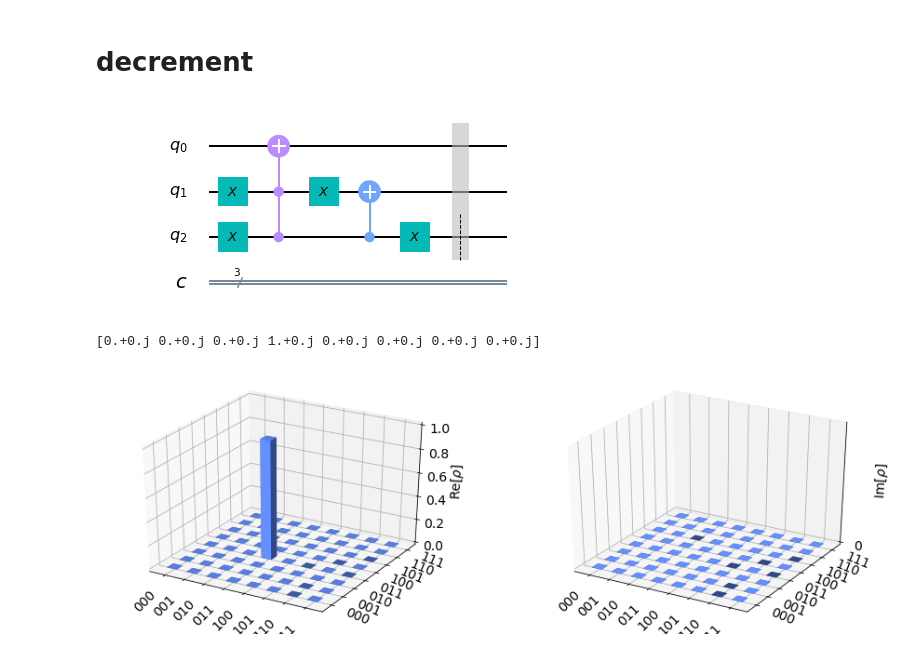
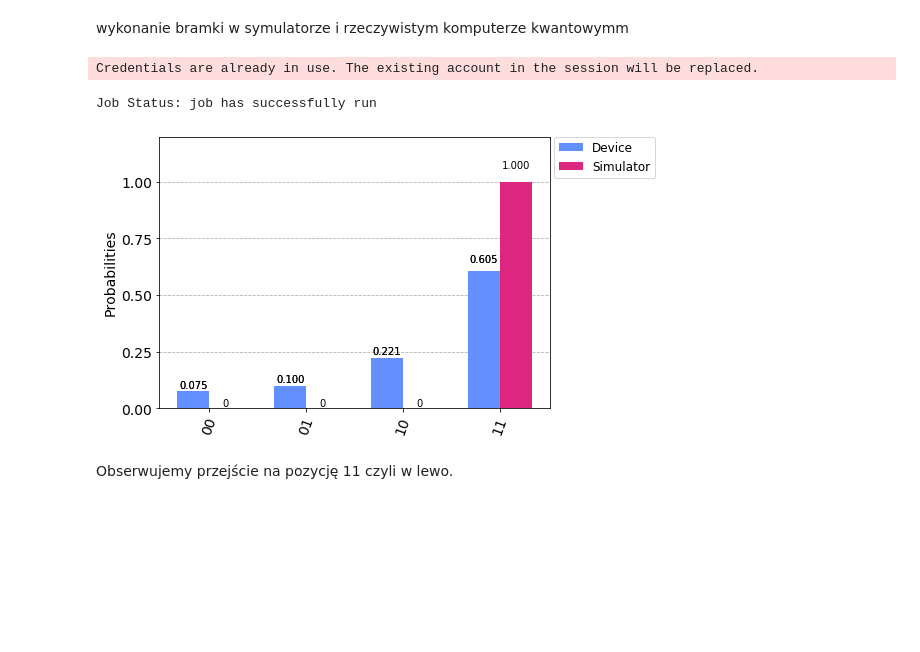
Before and after one commit to mijapa/mathematical-methods-of-quantum-computer-science, a Jupyter notebook: lab5/lab5_0_1.ipynb, the cells around one changed output. Drawn from its saved outputs; the diff is of its cells as text; code cells hidden in the pictures; blank space fills up the shorter version.

```diff
--- a/lab5/lab5_0_1.ipynb
+++ b/lab5/lab5_0_1.ipynb
@@ -32,29 +99,31 @@ plot_state_city(outputstate)
-# %% [markdown]
-# decrement
-# %%
-circ = QuantumCircuit(3,3)
-circ.x(1)
-circ.x(2)
-circ.ccx(2,1,0)
-circ.x(1)
-circ.cx(2,1)
-circ.x(2)
-circ.barrier(2)
-#circ.measure(0,0)
-circ.draw()
-# %% [output]
-[figure, removed]
-# %%
-from qiskit import Aer
-backend = Aer.get_backend('statevector_simulator')
-job = execute(circ, backend)
-result = job.result()
-outputstate = result.get_statevector(circ, decimals=3)
-print(outputstate)
-# %% [output]
-[0.+0.j 0.+0.j 0.+0.j 1.+0.j 0.+0.j 0.+0.j 0.+0.j 0.+0.j]
-# %%
-from qiskit.visualization import plot_state_city
-plot_state_city(outputstate)
-# %% [output]
-[figure, removed]
+# %% [markdown]
+wykonanie bramki w symulatorze i rzeczywistym komputerze kwantowymm
+# %%
+shots = 4096
+backend_sim = Aer.get_backend('qasm_simulator')
+job_sim = execute(circ, backend_sim, shots=shots)
+result_sim = job_sim.result()
+counts = result_sim.get_counts(circ)
+
+from qiskit import IBMQ
+IBMQ.load_account()
+provider = IBMQ.get_provider(group='open')
+# provider.backends()
+
+backend = provider.get_backend('ibmq_london')
+
+from qiskit.tools.monitor import job_monitor
+
+job_exp = execute(circ, backend=backend, shots=shots)
+job_monitor(job_exp)
+
+result_exp = job_exp.result()
+counts_exp = result_exp.get_counts(circ)
+from qiskit.visualization import plot_histogram
+plot_histogram([counts_exp,counts], legend=['Device', 'Simulator'])
+# %% [output]
+Credentials are already in use. The existing account in the session will be replaced.
+Job Status: job has successfully run
+[figure, added]
+# %% [markdown]
+Obserwujemy przejście na pozycję 11 czyli w lewo.
```
Also changed, not shown: parts of 12 cells of this notebook, 3 other files.
